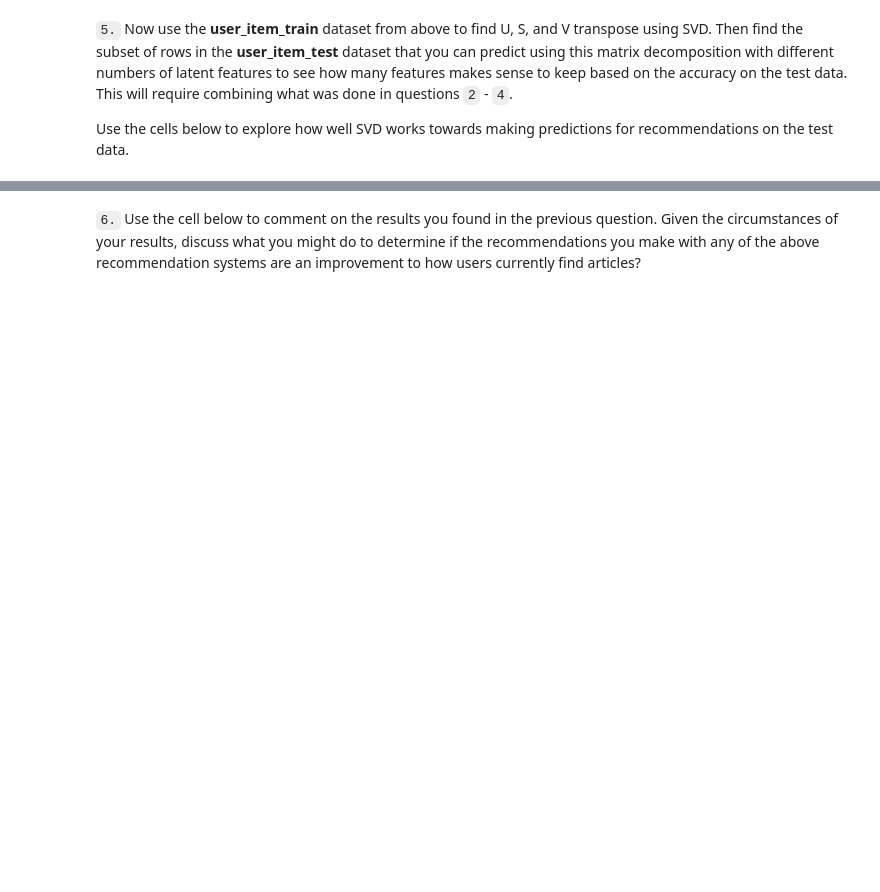
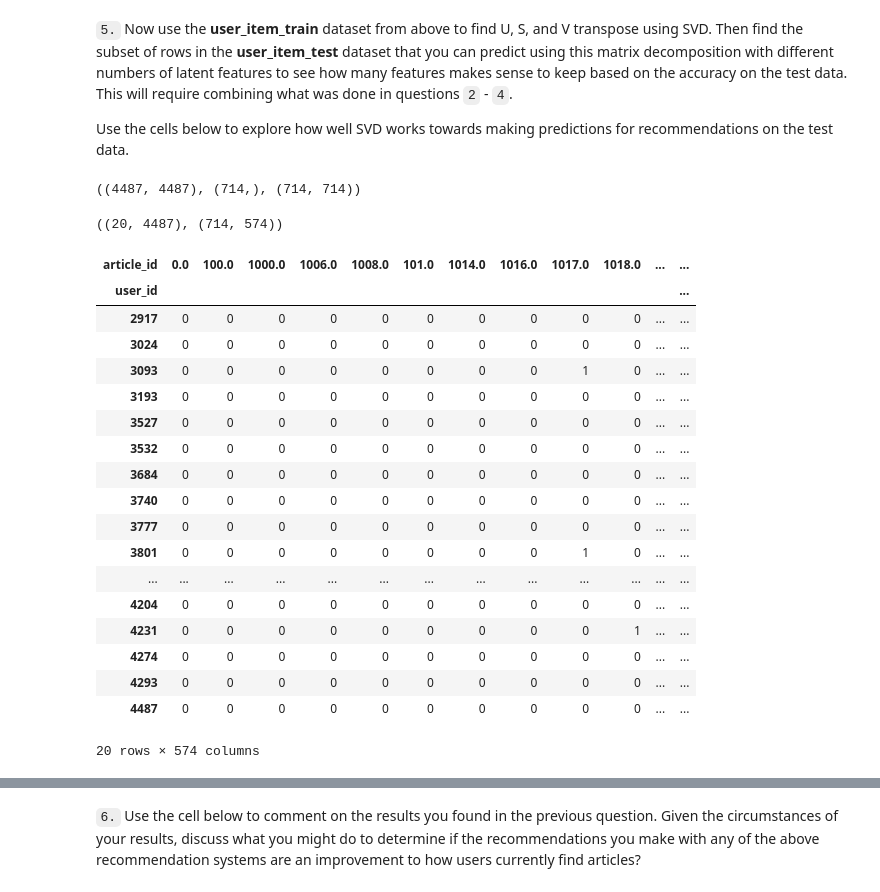
Before and after one commit to ursulahneumann/IBM_recommendations, a Jupyter notebook: Recommendations_with_IBM.ipynb, the cells around one changed output, grey strips where cells are left out. Cells and saved outputs as stored; diff of their text form; code cells hidden in the pictures; blank space fills up the shorter version.

```diff
--- a/Recommendations_with_IBM.ipynb
+++ b/Recommendations_with_IBM.ipynb
@@ -733,7 +743,17 @@ def create_test_and_train_user_item(df_train, df_test):
     test_arts - all of the test article ids
 
     '''
-    # Your code here
+    user_item_train = create_user_item_matrix(df_train)
+    user_item_test = create_user_item_matrix(df_test)
+
+#     test_idx = user_item_test.columns
+#     test_arts = df_test.article_id.values
+
+    test_idx = user_item_test.index.tolist()
+    test_arts = user_item_test.columns.tolist()
+
+#     test_idx = list(set(user_item_test.index))
+#     test_arts = list(set(user_item_test.columns))
 
     return user_item_train, user_item_test, test_idx, test_arts
 
@@ -740,0 +773,7 @@ user_item_train, user_item_test, test_idx, test_arts = create_test_and_train_use
+# %%
+# Determine number of users present in both training and testing matrices
+users_in_both = []
+for index in user_item_test.index:
+    if index in user_item_train.index:
+        users_in_both.append(index)
+print(len(users_in_both))
@@ -740,0 +787,7 @@ user_item_train, user_item_test, test_idx, test_arts = create_test_and_train_use
+# %%
+# Determine number of articles present in both training and testing matrices
+articles_in_both = []
+for col in user_item_test.columns:
+    if col in user_item_train.columns:
+        articles_in_both.append(col)
+print(len(articles_in_both))
@@ -766,0 +828,39 @@ u_train, s_train, vt_train = # fit svd similar to above then use the cells below
+# %%
+# Determine the shapes of the u, s, vt train matrices
+u_train.shape, s_train.shape, vt_train.shape
+# %% [output]
+((4487, 4487), (714,), (714, 714))
+# %%
+# Generate the u and vt matrices
+u_test = u_train[user_item_train.index.isin(test_idx), :]
+vt_test = vt_train[:, user_item_train.columns.isin(test_arts)]
+
+# Determine the shape of the matrices
+u_test.shape, vt_test.shape
+# %% [output]
+((20, 4487), (714, 574))
+# %%
+# Generate a subset of the user_item_test matrix for users and articles
+# present in both the training and testing data and view
+user_item_test_subset = user_item_test.loc[users_in_both, articles_in_both]
+user_item_test_subset
+# %% [output]
+| article_id | 0.0 | 100.0 | 1000.0 | 1006.0 | 1008.0 | 101.0 | 1014.0 | 1016.0 | 1017.0 | 1018.0 | ... | ... |
+| user_id |  |  |  |  |  |  |  |  |  |  |  | ... |
+| 2917 | 0 | 0 | 0 | 0 | 0 | 0 | 0 | 0 | 0 | 0 | ... | ... |
+| 3024 | 0 | 0 | 0 | 0 | 0 | 0 | 0 | 0 | 0 | 0 | ... | ... |
+| 3093 | 0 | 0 | 0 | 0 | 0 | 0 | 0 | 0 | 1 | 0 | ... | ... |
+| 3193 | 0 | 0 | 0 | 0 | 0 | 0 | 0 | 0 | 0 | 0 | ... | ... |
+| 3527 | 0 | 0 | 0 | 0 | 0 | 0 | 0 | 0 | 0 | 0 | ... | ... |
+| 3532 | 0 | 0 | 0 | 0 | 0 | 0 | 0 | 0 | 0 | 0 | ... | ... |
+| 3684 | 0 | 0 | 0 | 0 | 0 | 0 | 0 | 0 | 0 | 0 | ... | ... |
+| 3740 | 0 | 0 | 0 | 0 | 0 | 0 | 0 | 0 | 0 | 0 | ... | ... |
+| 3777 | 0 | 0 | 0 | 0 | 0 | 0 | 0 | 0 | 0 | 0 | ... | ... |
+| 3801 | 0 | 0 | 0 | 0 | 0 | 0 | 0 | 0 | 1 | 0 | ... | ... |
+| ... | ... | ... | ... | ... | ... | ... | ... | ... | ... | ... | ... | ... |
+| 4204 | 0 | 0 | 0 | 0 | 0 | 0 | 0 | 0 | 0 | 0 | ... | ... |
+| 4231 | 0 | 0 | 0 | 0 | 0 | 0 | 0 | 0 | 0 | 1 | ... | ... |
+| 4274 | 0 | 0 | 0 | 0 | 0 | 0 | 0 | 0 | 0 | 0 | ... | ... |
+| 4293 | 0 | 0 | 0 | 0 | 0 | 0 | 0 | 0 | 0 | 0 | ... | ... |
+| 4487 | 0 | 0 | 0 | 0 | 0 | 0 | 0 | 0 | 0 | 0 | ... | ... |
+20 rows × 574 columns
```
Also changed, not shown: parts of 26 cells of this notebook.
